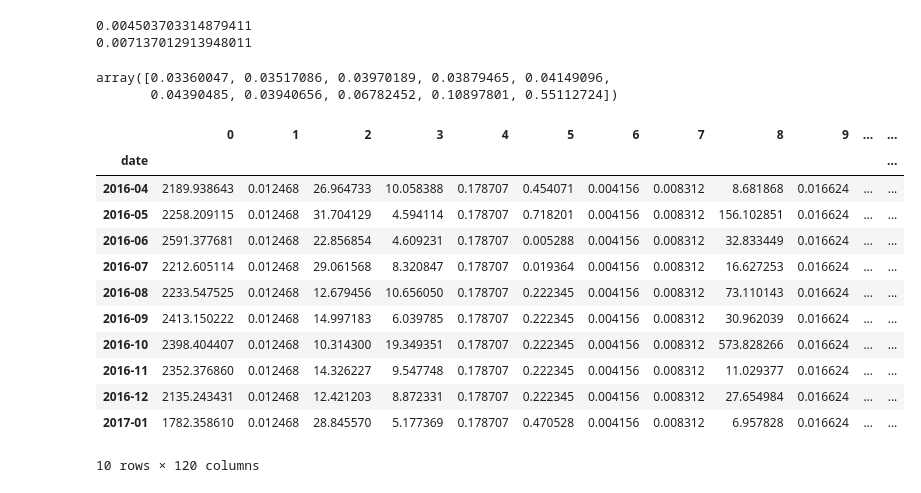
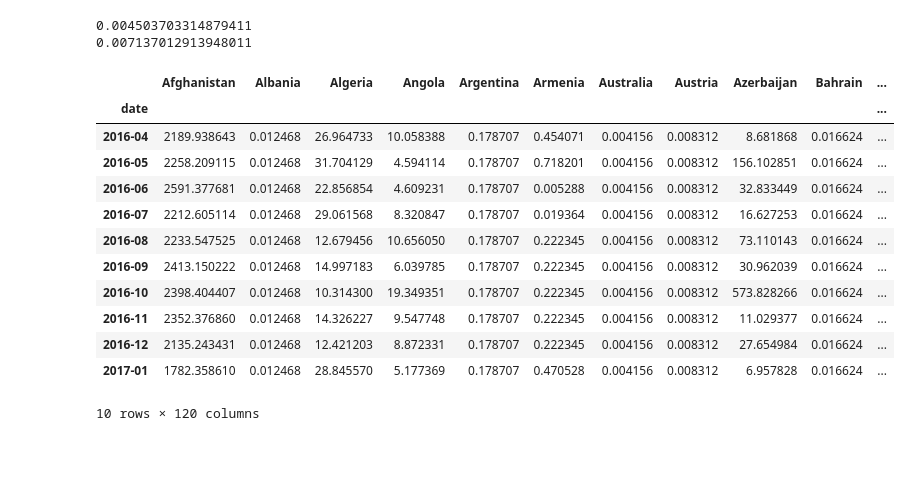
Before and after one commit to frankiiii/ml_project, a Jupyter notebook: 3_Random_forest.ipynb, the cells around one changed output. Saved outputs shown, nothing was run; the diff lists cells and outputs as text; code cells hidden in the pictures; blank space fills up the shorter version.

```diff
--- a/3_Random_forest.ipynb
+++ b/3_Random_forest.ipynb
@@ -146,33 +146,27 @@ print(weighted_mse)
 # %% [output]
 0.004503703314879411
 0.007137012913948011
-# %%
-### Feature importance
-model.feature_importances_
-# %% [output]
-array([0.03360047, 0.03517086, 0.03970189, 0.03879465, 0.04149096,
-       0.04390485, 0.03940656, 0.06782452, 0.10897801, 0.55112724])
 # %%
 ### Convert back to original dataframe ----
 df_rf = pred.reshape((len(df.iloc[0,:]),int(len(ts_seq_test[:,:-1])/len(df.iloc[0,:]))))
 df_rf = df_rf.T
 df_nn = pd.DataFrame(df_rf)
 df_rf = pd.DataFrame(scaler.inverse_transform(df_rf))
-df_rf.columns = df_rf.columns
+df_rf.columns = df_ucdp.columns
 df_rf.index=df_ucdp.index[-70:]
 df_rf.to_csv('preds_rf.csv', index=False)
 df_rf.head(10)
 # %% [output]
-|  | 0 | 1 | 2 | 3 | 4 | 5 | 6 | 7 | 8 | 9 | ... | ... |
-| date |  |  |  |  |  |  |  |  |  |  |  | ... |
-| 2016-04 | 2189.938643 | 0.012468 | 26.964733 | 10.058388 | 0.178707 | 0.454071 | 0.004156 | 0.008312 | 8.681868 | 0.016624 | ... | ... |
-| 2016-05 | 2258.209115 | 0.012468 | 31.704129 | 4.594114 | 0.178707 | 0.718201 | 0.004156 | 0.008312 | 156.102851 | 0.016624 | ... | ... |
-| 2016-06 | 2591.377681 | 0.012468 | 22.856854 | 4.609231 | 0.178707 | 0.005288 | 0.004156 | 0.008312 | 32.833449 | 0.016624 | ... | ... |
-| 2016-07 | 2212.605114 | 0.012468 | 29.061568 | 8.320847 | 0.178707 | 0.019364 | 0.004156 | 0.008312 | 16.627253 | 0.016624 | ... | ... |
-| 2016-08 | 2233.547525 | 0.012468 | 12.679456 | 10.656050 | 0.178707 | 0.222345 | 0.004156 | 0.008312 | 73.110143 | 0.016624 | ... | ... |
-| 2016-09 | 2413.150222 | 0.012468 | 14.997183 | 6.039785 | 0.178707 | 0.222345 | 0.004156 | 0.008312 | 30.962039 | 0.016624 | ... | ... |
-| 2016-10 | 2398.404407 | 0.012468 | 10.314300 | 19.349351 | 0.178707 | 0.222345 | 0.004156 | 0.008312 | 573.828266 | 0.016624 | ... | ... |
-| 2016-11 | 2352.376860 | 0.012468 | 14.326227 | 9.547748 | 0.178707 | 0.222345 | 0.004156 | 0.008312 | 11.029377 | 0.016624 | ... | ... |
-| 2016-12 | 2135.243431 | 0.012468 | 12.421203 | 8.872331 | 0.178707 | 0.222345 | 0.004156 | 0.008312 | 27.654984 | 0.016624 | ... | ... |
-| 2017-01 | 1782.358610 | 0.012468 | 28.845570 | 5.177369 | 0.178707 | 0.470528 | 0.004156 | 0.008312 | 6.957828 | 0.016624 | ... | ... |
+|  | Afghanistan | Albania | Algeria | Angola | Argentina | Armenia | Australia | Austria | Azerbaijan | Bahrain | ... |
+| date |  |  |  |  |  |  |  |  |  |  | ... |
+| 2016-04 | 2189.938643 | 0.012468 | 26.964733 | 10.058388 | 0.178707 | 0.454071 | 0.004156 | 0.008312 | 8.681868 | 0.016624 | ... |
+| 2016-05 | 2258.209115 | 0.012468 | 31.704129 | 4.594114 | 0.178707 | 0.718201 | 0.004156 | 0.008312 | 156.102851 | 0.016624 | ... |
+| 2016-06 | 2591.377681 | 0.012468 | 22.856854 | 4.609231 | 0.178707 | 0.005288 | 0.004156 | 0.008312 | 32.833449 | 0.016624 | ... |
+| 2016-07 | 2212.605114 | 0.012468 | 29.061568 | 8.320847 | 0.178707 | 0.019364 | 0.004156 | 0.008312 | 16.627253 | 0.016624 | ... |
+| 2016-08 | 2233.547525 | 0.012468 | 12.679456 | 10.656050 | 0.178707 | 0.222345 | 0.004156 | 0.008312 | 73.110143 | 0.016624 | ... |
+| 2016-09 | 2413.150222 | 0.012468 | 14.997183 | 6.039785 | 0.178707 | 0.222345 | 0.004156 | 0.008312 | 30.962039 | 0.016624 | ... |
+| 2016-10 | 2398.404407 | 0.012468 | 10.314300 | 19.349351 | 0.178707 | 0.222345 | 0.004156 | 0.008312 | 573.828266 | 0.016624 | ... |
+| 2016-11 | 2352.376860 | 0.012468 | 14.326227 | 9.547748 | 0.178707 | 0.222345 | 0.004156 | 0.008312 | 11.029377 | 0.016624 | ... |
+| 2016-12 | 2135.243431 | 0.012468 | 12.421203 | 8.872331 | 0.178707 | 0.222345 | 0.004156 | 0.008312 | 27.654984 | 0.016624 | ... |
+| 2017-01 | 1782.358610 | 0.012468 | 28.845570 | 5.177369 | 0.178707 | 0.470528 | 0.004156 | 0.008312 | 6.957828 | 0.016624 | ... |
 10 rows × 120 columns
```
Also changed, not shown: parts of 1 cell of this notebook, 7 other files.
